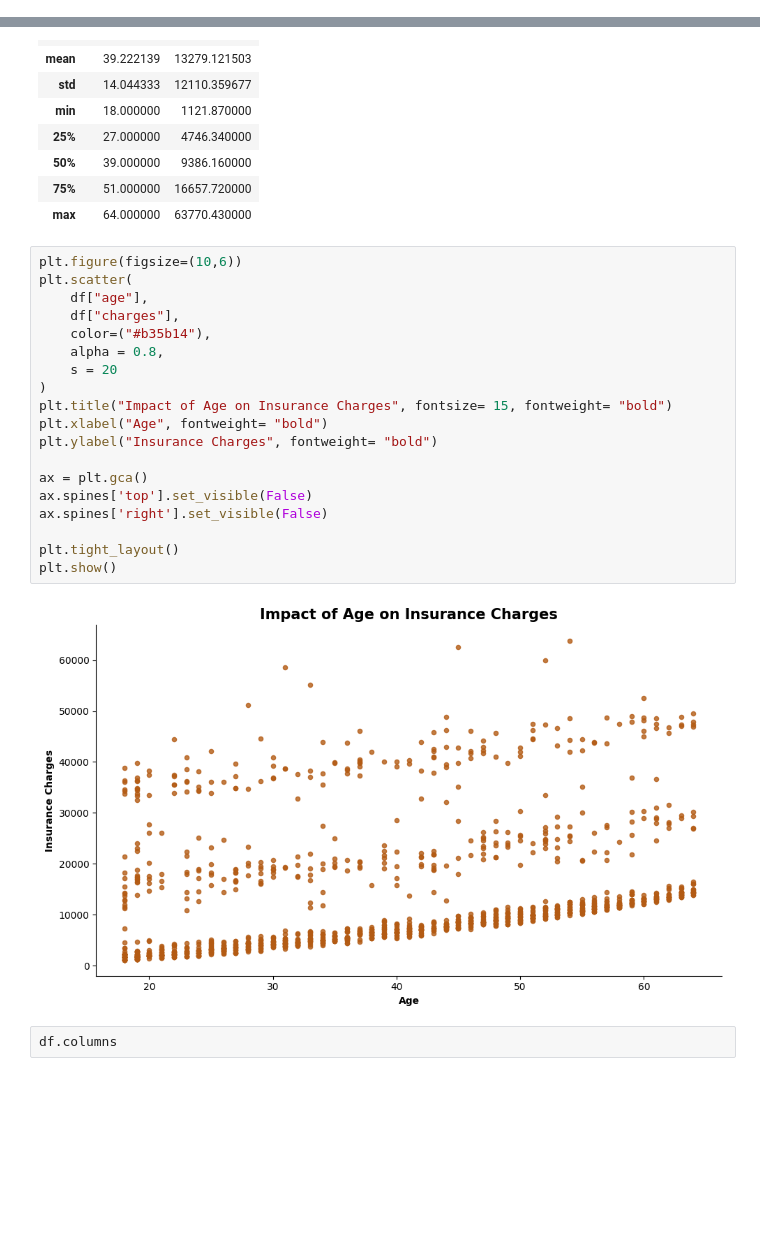
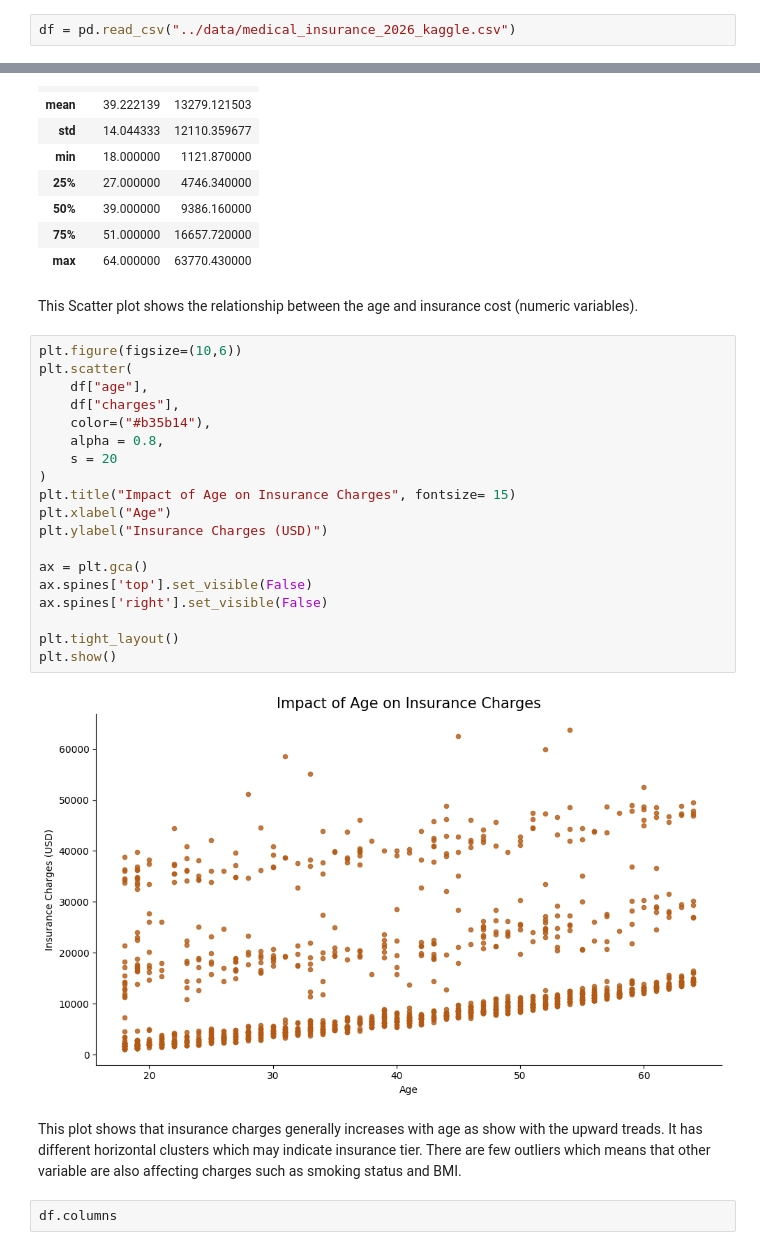
Before and after one commit to bebinshrestha/Insurance_Cost_Analysis, a Jupyter notebook: Notebook/Insurance_cost_analysis.ipynb, the cells around one changed output, grey strips where cells are left out. Saved outputs shown, nothing was run; the diff lists cells and outputs as text; blank space fills up the shorter version.

```diff
--- a/Notebook/Insurance_cost_analysis.ipynb
+++ b/Notebook/Insurance_cost_analysis.ipynb
@@ -6,3 +5,5 @@ df = pd.read_csv("C:/Users/bebin/Projects/Keystone_Project/Data/medical_insuranc
+# %%
+df = pd.read_csv("../data/medical_insurance_2026_kaggle.csv")
 # %%
 df.head()
 # %% [output]
@@ -240,27 +244,31 @@ df[["age", "charges"]].describe()
 | 50% | 39.000000 | 9386.160000 |
 | 75% | 51.000000 | 16657.720000 |
 | max | 64.000000 | 63770.430000 |
+# %% [markdown]
+This Scatter plot shows the relationship between the age and insurance cost (numeric variables).
 # %%
 plt.figure(figsize=(10,6))
 plt.scatter(
     df["age"],
     df["charges"],
     color=("#b35b14"),
     alpha = 0.8,
     s = 20
 )
-plt.title("Impact of Age on Insurance Charges", fontsize= 15, fontweight= "bold")
-plt.xlabel("Age", fontweight= "bold")
-plt.ylabel("Insurance Charges", fontweight= "bold")
+plt.title("Impact of Age on Insurance Charges", fontsize= 15)
+plt.xlabel("Age")
+plt.ylabel("Insurance Charges (USD)")
 
 ax = plt.gca()
 ax.spines['top'].set_visible(False)
 ax.spines['right'].set_visible(False)
 
 plt.tight_layout()
 plt.show()
 # %% [output]
-[figure, old version]
+[figure, new version]
+# %% [markdown]
+This plot shows that insurance charges generally increases with age as show with the upward treads. It has different horizontal clusters which may indicate insurance tier. There are few outliers which means that other variable are also affecting charges such as smoking status and BMI.
 # %%
 df.columns
 # %% [output]
```
Also changed, not shown: parts of 16 cells of this notebook, 1 other file.
